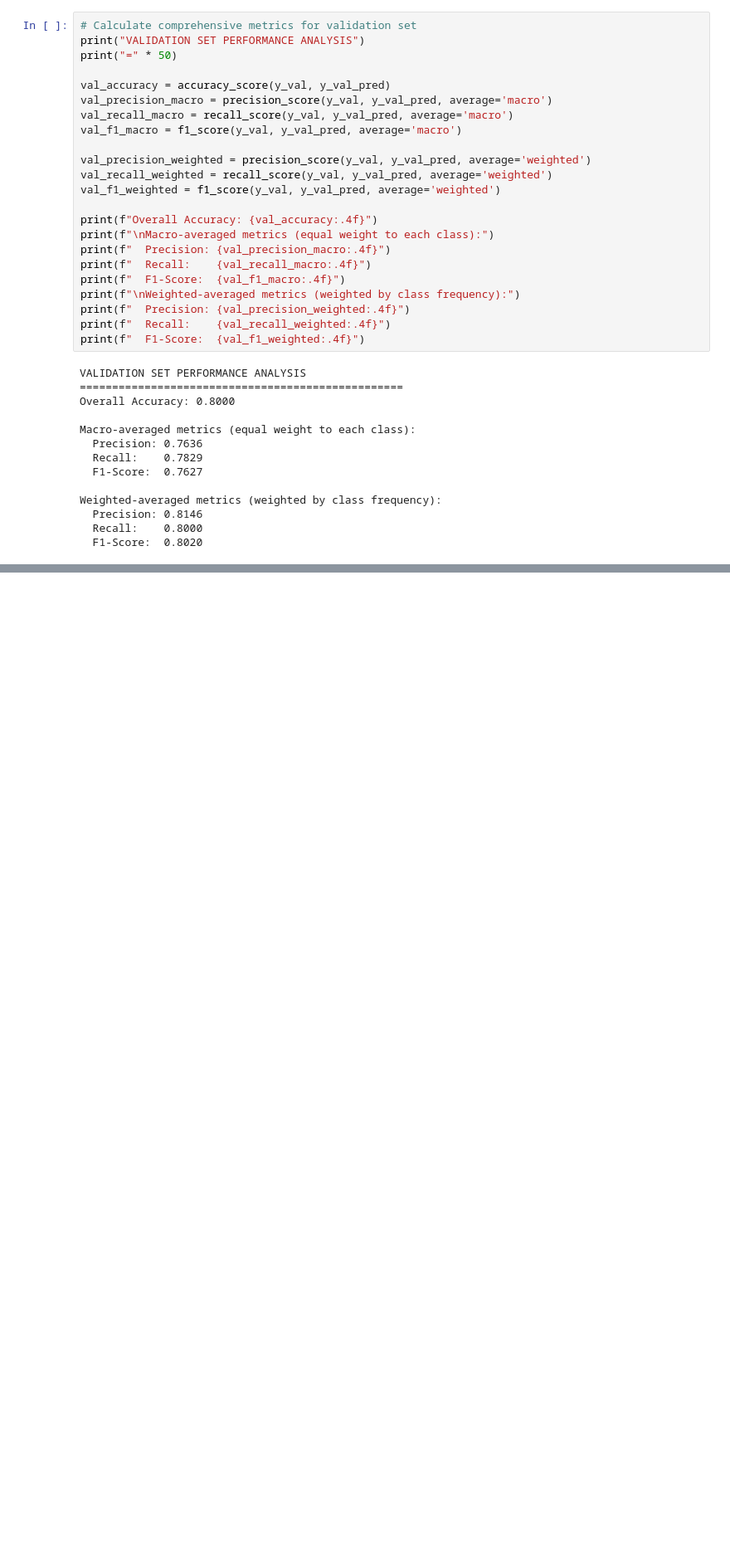
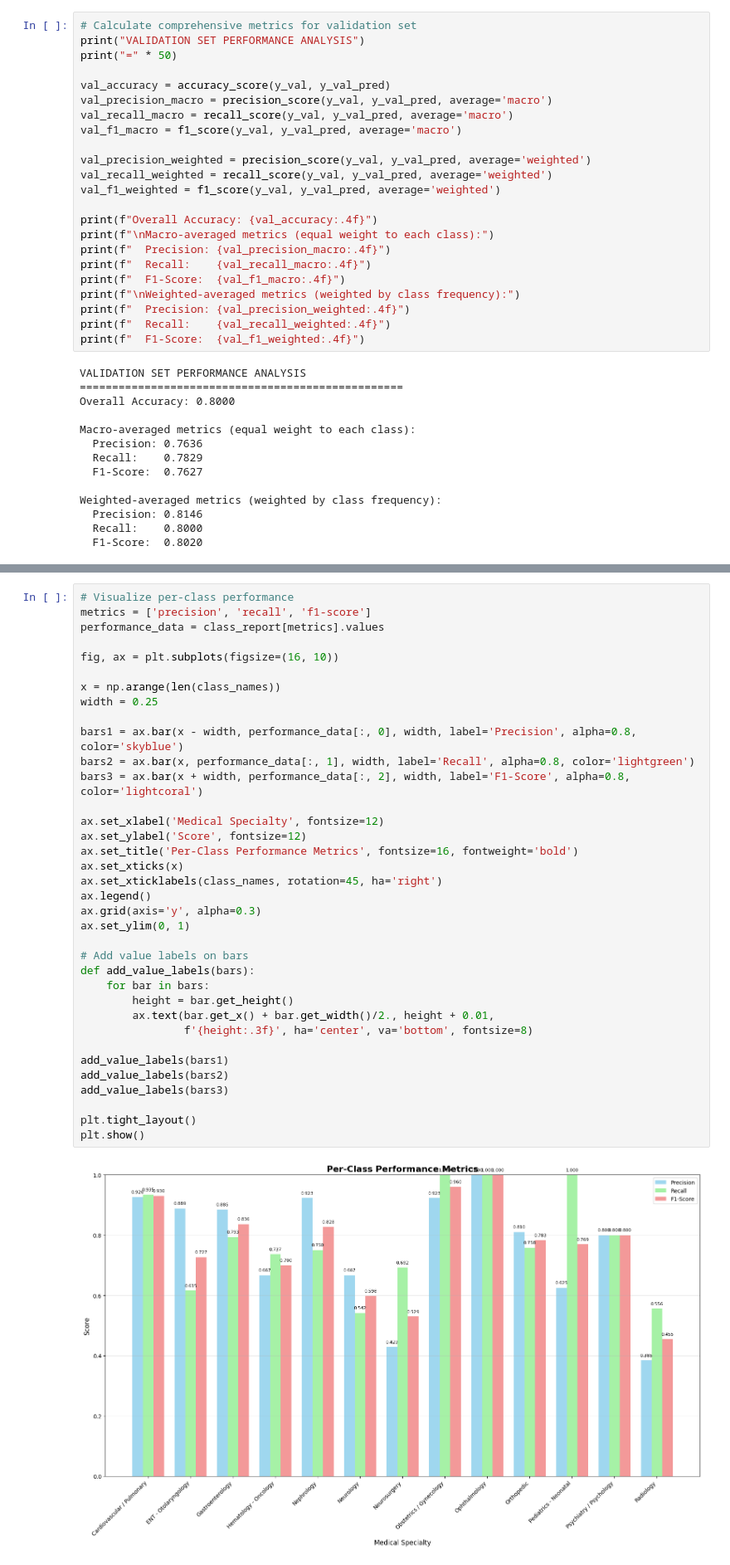
Before and after one commit to Forge25/MedArchive-Solutions-Classification-System, a Jupyter notebook: notebooks/2_classification_modeling.ipynb, the cells around one changed output, grey strips where cells are left out. Shown at 83% size. Drawn from its saved outputs; the diff is of its cells as text; blank space fills up the shorter version.

```diff
--- a/notebooks/2_classification_modeling.ipynb
+++ b/notebooks/2_classification_modeling.ipynb
@@ -276,0 +401,38 @@ Weighted-averaged metrics (weighted by class frequency):
+# %%
+# Visualize per-class performance
+metrics = ['precision', 'recall', 'f1-score']
+performance_data = class_report[metrics].values
+
+fig, ax = plt.subplots(figsize=(16, 10))
+
+x = np.arange(len(class_names))
+width = 0.25
+
+bars1 = ax.bar(x - width, performance_data[:, 0], width, label='Precision', alpha=0.8, color='skyblue')
+bars2 = ax.bar(x, performance_data[:, 1], width, label='Recall', alpha=0.8, color='lightgreen')
+bars3 = ax.bar(x + width, performance_data[:, 2], width, label='F1-Score', alpha=0.8, color='lightcoral')
+
+ax.set_xlabel('Medical Specialty', fontsize=12)
+ax.set_ylabel('Score', fontsize=12)
+ax.set_title('Per-Class Performance Metrics', fontsize=16, fontweight='bold')
+ax.set_xticks(x)
+ax.set_xticklabels(class_names, rotation=45, ha='right')
+ax.legend()
+ax.grid(axis='y', alpha=0.3)
+ax.set_ylim(0, 1)
+
+# Add value labels on bars
+def add_value_labels(bars):
+    for bar in bars:
+        height = bar.get_height()
+        ax.text(bar.get_x() + bar.get_width()/2., height + 0.01,
+                f'{height:.3f}', ha='center', va='bottom', fontsize=8)
+
+add_value_labels(bars1)
+add_value_labels(bars2)
+add_value_labels(bars3)
+
+plt.tight_layout()
+plt.show()
+# %% [output]
+[figure, added]
```
Also changed, not shown: parts of 11 cells of this notebook, 4 other files.
